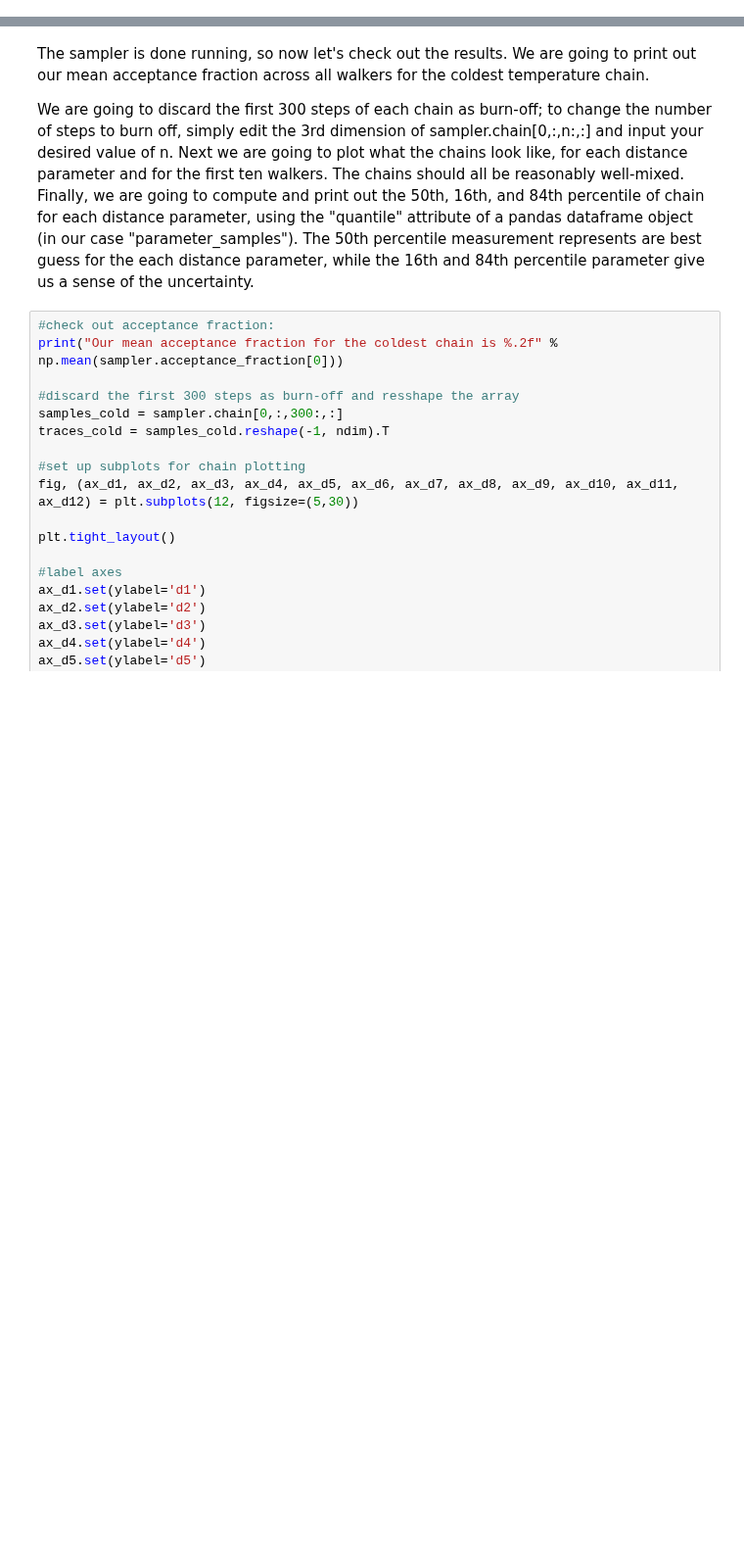
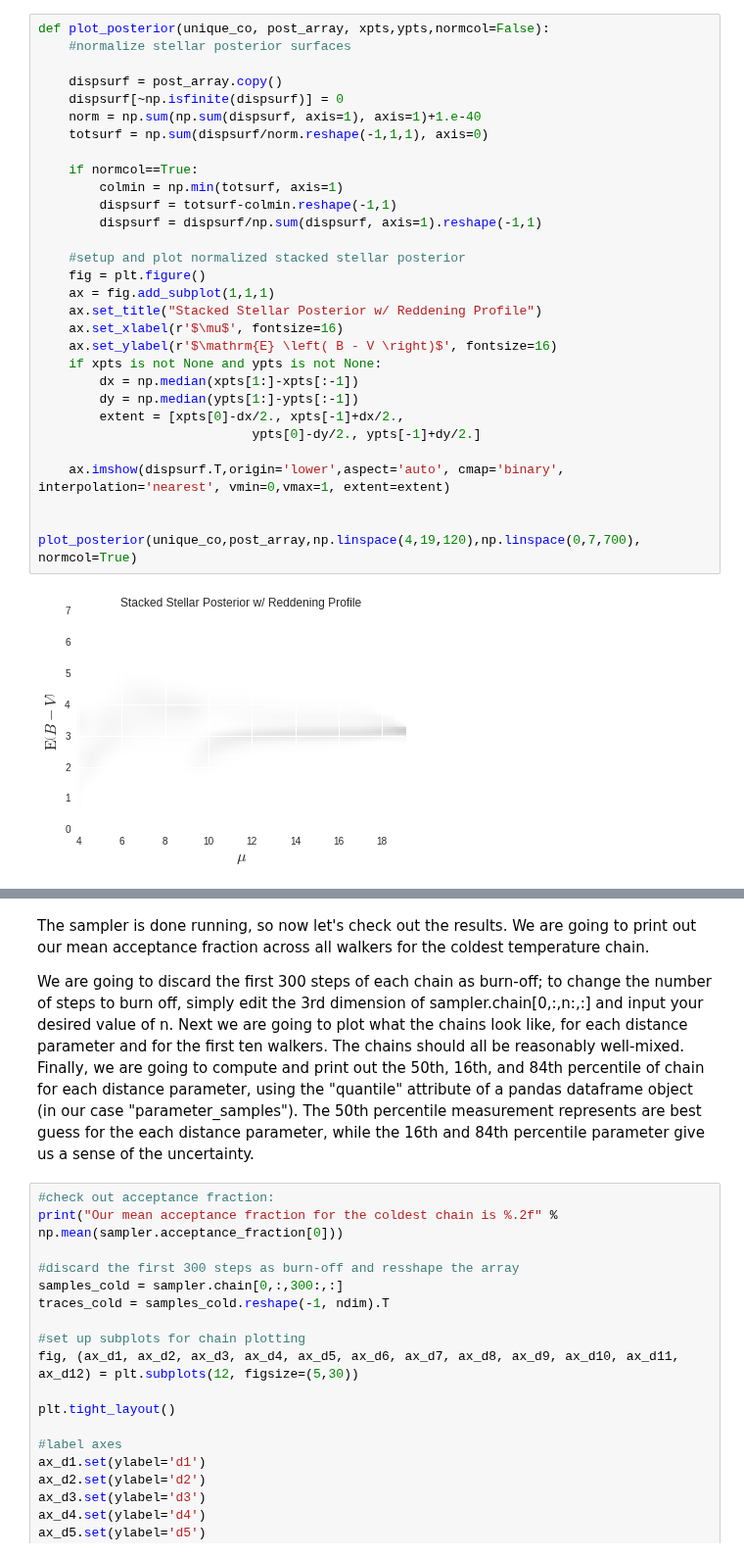
Before and after one commit to catherinezucker/dustcurve, a Jupyter notebook: tutorial.ipynb, the cells around one changed output, grey strips where cells are left out. Shown at 98% size. Cells and saved outputs as stored; diff of their text form; blank space fills up the shorter version.

```diff
--- a/tutorial.ipynb
+++ b/tutorial.ipynb
@@ -71,0 +69,32 @@ Done
+# %%
+def plot_posterior(unique_co, post_array, xpts,ypts,normcol=False):
+    #normalize stellar posterior surfaces
+
+    dispsurf = post_array.copy()
+    dispsurf[~np.isfinite(dispsurf)] = 0
+    norm = np.sum(np.sum(dispsurf, axis=1), axis=1)+1.e-40
+    totsurf = np.sum(dispsurf/norm.reshape(-1,1,1), axis=0)
+
+    if normcol==True:
+        colmin = np.min(totsurf, axis=1)
+        dispsurf = totsurf-colmin.reshape(-1,1)
+        dispsurf = dispsurf/np.sum(dispsurf, axis=1).reshape(-1,1)
+
+    #setup and plot normalized stacked stellar posterior
+    fig = plt.figure()
+    ax = fig.add_subplot(1,1,1)
+    ax.set_title("Stacked Stellar Posterior w/ Reddening Profile")
+    ax.set_xlabel(r'$\mu$', fontsize=16)
+    ax.set_ylabel(r'$\mathrm{E} \left( B - V \right)$', fontsize=16)
+    if xpts is not None and ypts is not None:
+        dx = np.median(xpts[1:]-xpts[:-1])
+        dy = np.median(ypts[1:]-ypts[:-1])
+        extent = [xpts[0]-dx/2., xpts[-1]+dx/2.,
+                            ypts[0]-dy/2., ypts[-1]+dy/2.]
+
+    ax.imshow(dispsurf.T,origin='lower',aspect='auto', cmap='binary', interpolation='nearest', vmin=0,vmax=1, extent=extent)
+
+
+plot_posterior(unique_co,post_array,np.linspace(4,19,120),np.linspace(0,7,700), normcol=True)
+# %% [output]
+[figure, added]
```
Also changed, not shown: parts of 9 cells of this notebook.
